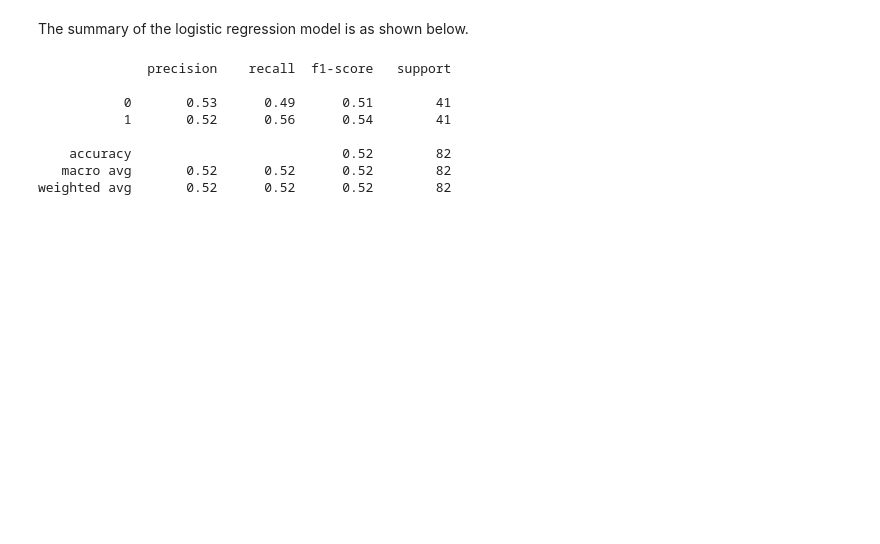
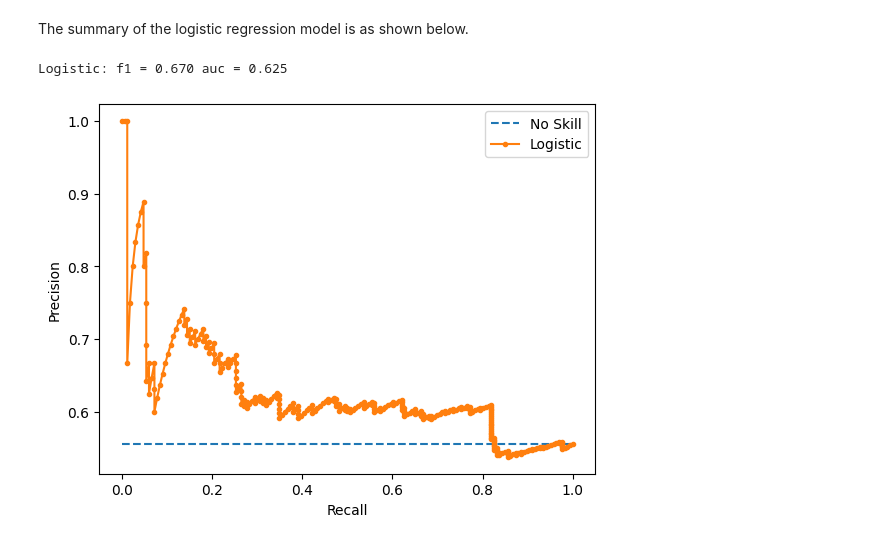
Before and after one commit to dhxrth/IT1244-Final-Project, a Jupyter notebook: hne-log-reg.ipynb, the cells around one changed output. Cells and saved outputs as stored; diff of their text form; code cells hidden in the pictures; blank space fills up the shorter version.

```diff
--- a/hne-log-reg.ipynb
+++ b/hne-log-reg.ipynb
@@ -35,9 +116,14 @@ Name: count, dtype: int64
 # %% [markdown]
 The RandomUnderSampler from the 'imblearn' package is used to randomly undersample the majority class, which is the proportion of the population with the cancer, such that the ratio of healthy to cancer is 1:1. Logistic Regression model is initialised.
 # %%
-undersample = RandomUnderSampler(sampling_strategy = 1)
-logreg_model = LogisticRegression(solver='liblinear', random_state = 0)
-X_over, y_over = undersample.fit_resample(xvals_filtered, yvals_binary)
+from imblearn.over_sampling import SMOTE
+over = SMOTE(sampling_strategy = 0.5)
+under = RandomUnderSampler(sampling_strategy = 0.8)
+from imblearn.pipeline import Pipeline
+logreg_model = LogisticRegression(solver='liblinear')
+steps = [('o', over), ('u', under)]
+pipeline = Pipeline(steps=steps)
+X_over, y_over = pipeline.fit_resample(xvals_train_filtered, yvals_train_binary)
 logreg_model.fit(X_over, y_over)
 logreg_model.coef_, logreg_model.intercept_
 # %% [output]
@@ -59,0 +136,4 @@ testX_over, testY_over = undersample.fit_resample(testX_filtered, testY)
+# %%
+testX_over, testY_over = pipeline.fit_resample(xvals_test_filtered, yvals_test_binary)
+print(confusion_matrix(testY_over, logreg_model.predict(testX_over)))
+print(classification_report(testY_over, logreg_model.predict(testX_over)))
@@ -60,16 +151,31 @@ testX_over, testY_over = undersample.fit_resample(testX_filtered, testY)
 # %% [markdown]
 The summary of the logistic regression model is as shown below.
-# %%
-logreg_model.predict_proba(testX_over)
-logreg_model.score(testX_over, testY_over)
-confusion_matrix(testY_over, logreg_model.predict(testX_over))
-print(classification_report(testY_over, logreg_model.predict(testX_over)))
-# %% [output]
-              precision    recall  f1-score   support
-
-           0       0.53      0.49      0.51        41
-           1       0.52      0.56      0.54        41
-
-    accuracy                           0.52        82
-   macro avg       0.52      0.52      0.52        82
-weighted avg       0.52      0.52      0.52        82
+# %%
+import matplotlib.pyplot as plt
+from sklearn.metrics import precision_recall_curve
+from sklearn.metrics import f1_score
+from sklearn.metrics import auc
+# predict probabilities
+lr_probs = logreg_model.predict_proba(testX_over)
+# keep probabilities for the positive outcome only
+lr_probs = lr_probs[:, 1]
+# predict class values
+yhat = logreg_model.predict(testX_over)
+lr_precision, lr_recall, _ = precision_recall_curve(testY_over, lr_probs)
+lr_f1, lr_auc = f1_score(testY_over, yhat), auc(lr_recall, lr_precision)
+# summarize scores
+print('Logistic: f1 = %.3f auc = %.3f' % (lr_f1, lr_auc))
+# plot the precision-recall curves
+no_skill = len(testY_over[testY_over==1]) / len(testY_over)
+plt.plot([0, 1], [no_skill, no_skill], linestyle='--', label='No Skill')
+plt.plot(lr_recall, lr_precision, marker='.', label='Logistic')
+# axis labels
+plt.xlabel('Recall')
+plt.ylabel('Precision')
+# show the legend
+plt.legend()
+# show the plot
+plt.show()
+# %% [output]
+Logistic: f1 = 0.670 auc = 0.625
+[figure, added]
```
Also changed, not shown: parts of 4 cells of this notebook, 1 other file.
